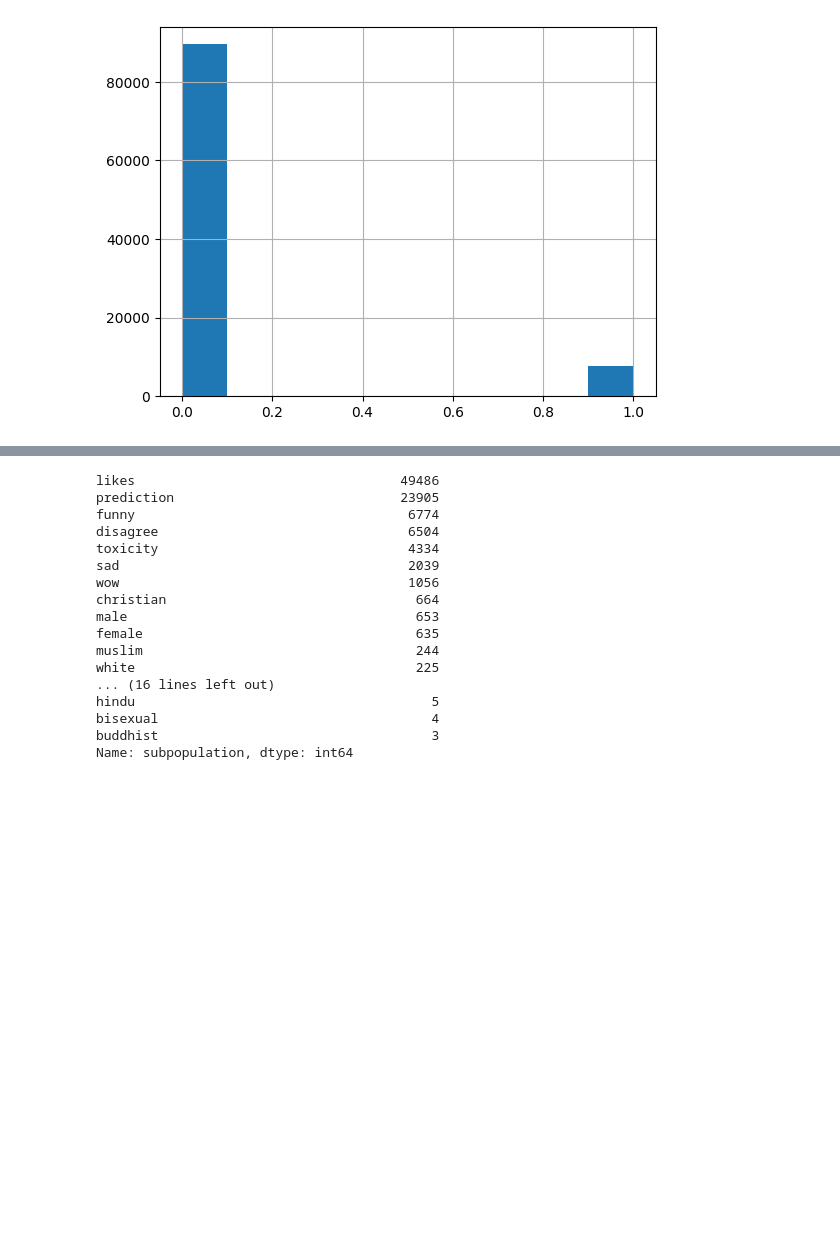
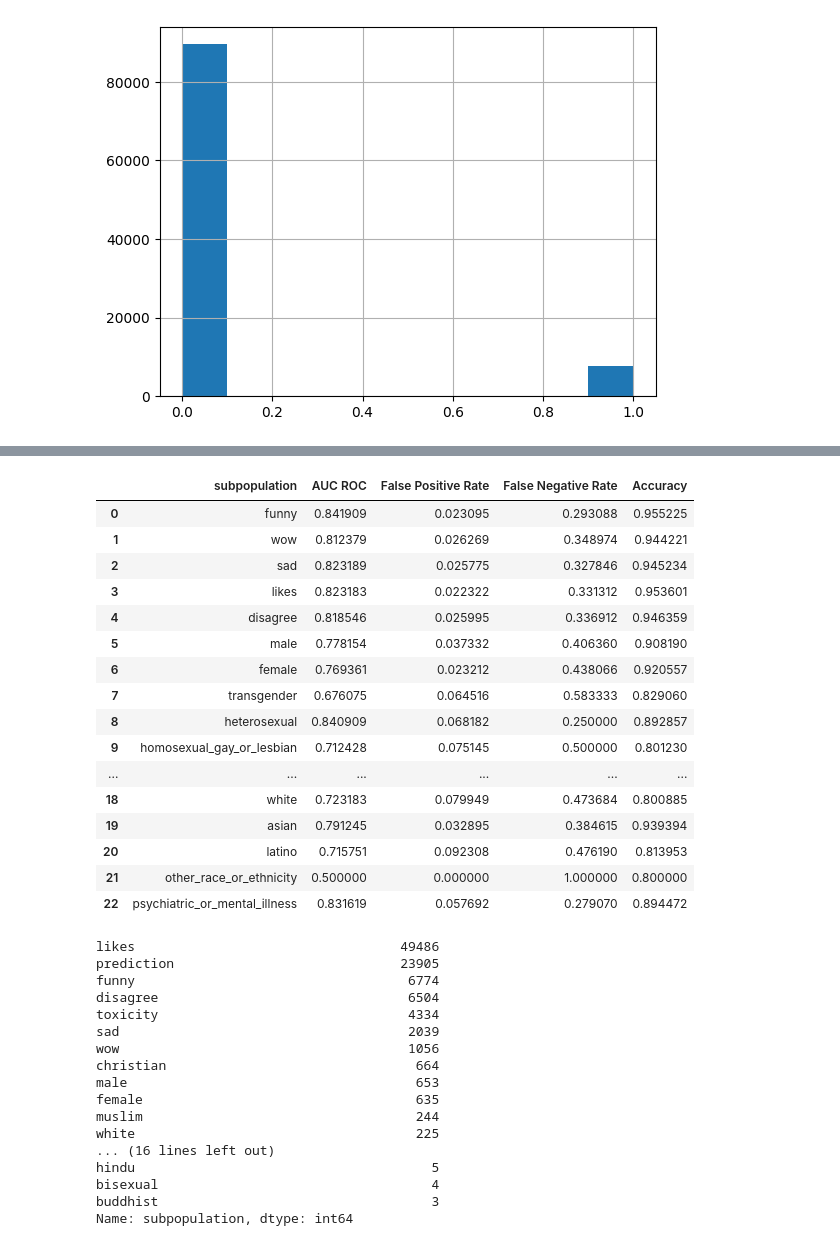
Before and after one commit to robinhad/toxicity-analysis, a Jupyter notebook: outcomes.ipynb, the cells around one changed output, grey strips where cells are left out. Cells and saved outputs as stored; diff of their text form; code cells hidden in the pictures; blank space fills up the shorter version.

Commit message:
Add accuracy table

```diff
--- a/outcomes.ipynb
+++ b/outcomes.ipynb
@@ -550,9 +550,3 @@ dtype: float64
 # %% [output]
 <Axes: >
 [figure]
-# %%
-for i, subpopulation in enumerate(subpopulations):
-    print(subpopulation)
-    if subpopulation in ["toxicity"]:
-        continue
-    print("AUC ROC:", roc_auc_score((test[test[subpopulation] > 0.5]['toxicity'] >= 0.5).astype(int), (test[test[subpopulation] > 0.5]['prediction'] >= 0.5).astype(int)))
@@ -579,3 +553,58 @@ ValueError: Found array with 0 sample(s) (shape=(0,)) while a minimum of 1 is re
+# %%
+# create a table with the results
+results = pd.DataFrame(columns=["subpopulation", "AUC ROC", "False Positive Rate", "False Negative Rate", "Accuracy"])
+
+for i, subpopulation in enumerate(subpopulations):
+    if subpopulation in ["toxicity", "prediction"]: # "other_gender", "other_sexual_orientation", "other_religion"
+        continue
+    if len(test[test[subpopulation] > 0.5]) == 0:
+        continue
+    if len((test[test[subpopulation] > 0.5]['toxicity'] >= 0.5).astype(int).value_counts()) == 1:
+        continue
+
+    #print(subpopulation)
+    #print("AUC ROC:", roc_auc_score((test[test[subpopulation] > 0.5]['toxicity'] >= 0.5).astype(int), (test[test[subpopulation] > 0.5]['prediction'] >= 0.5).astype(int)))
+    # False Positive
+    fp = ((test[test[subpopulation] > 0.5]['toxicity'] < 0.5) & (test[test[subpopulation] > 0.5]['prediction'] >= 0.5)).sum()
+    # False Negative
+    fn = ((test[test[subpopulation] > 0.5]['toxicity'] >= 0.5) & (test[test[subpopulation] > 0.5]['prediction'] < 0.5)).sum()
+    # True Positive
+    tp = ((test[test[subpopulation] > 0.5]['toxicity'] >= 0.5) & (test[test[subpopulation] > 0.5]['prediction'] >= 0.5)).sum()
+    # True Negative
+    tn = ((test[test[subpopulation] > 0.5]['toxicity'] < 0.5) & (test[test[subpopulation] > 0.5]['prediction'] < 0.5)).sum()
+    #print("False Positive:", fp)
+    #print("False Negative:", fn)
+    #print("True Positive:", tp)
+    #print("True Negative:", tn)
+    #print("False Positive Rate:", fp / (fp + tn))
+    #print("False Negative Rate:", fn / (fn + tp))
+    #print("Accuracy:", (tp + tn) / (tp + tn + fp + fn))
+
+    results = results.append({"subpopulation": subpopulation,
+                                "AUC ROC": roc_auc_score((test[test[subpopulation] > 0.5]['toxicity'] >= 0.5).astype(int), (test[test[subpopulation] > 0.5]['prediction'] >= 0.5).astype(int)),
+                                "False Positive Rate": fp / (fp + tn),
+                                "False Negative Rate": fn / (fn + tp),
+                                "Accuracy": (tp + tn) / (tp + tn + fp + fn)}, ignore_index=True)
+
+results
+# %% [output]
+|  | subpopulation | AUC ROC | False Positive Rate | False Negative Rate | Accuracy |
+| 0 | funny | 0.841909 | 0.023095 | 0.293088 | 0.955225 |
+| 1 | wow | 0.812379 | 0.026269 | 0.348974 | 0.944221 |
+| 2 | sad | 0.823189 | 0.025775 | 0.327846 | 0.945234 |
+| 3 | likes | 0.823183 | 0.022322 | 0.331312 | 0.953601 |
+| 4 | disagree | 0.818546 | 0.025995 | 0.336912 | 0.946359 |
+| 5 | male | 0.778154 | 0.037332 | 0.406360 | 0.908190 |
+| 6 | female | 0.769361 | 0.023212 | 0.438066 | 0.920557 |
+| 7 | transgender | 0.676075 | 0.064516 | 0.583333 | 0.829060 |
+| 8 | heterosexual | 0.840909 | 0.068182 | 0.250000 | 0.892857 |
+| 9 | homosexual_gay_or_lesbian | 0.712428 | 0.075145 | 0.500000 | 0.801230 |
+| ... | ... | ... | ... | ... | ... |
+| 18 | white | 0.723183 | 0.079949 | 0.473684 | 0.800885 |
+| 19 | asian | 0.791245 | 0.032895 | 0.384615 | 0.939394 |
+| 20 | latino | 0.715751 | 0.092308 | 0.476190 | 0.813953 |
+| 21 | other_race_or_ethnicity | 0.500000 | 0.000000 | 1.000000 | 0.800000 |
+| 22 | psychiatric_or_mental_illness | 0.831619 | 0.057692 | 0.279070 | 0.894472 |
 # %%
 test["subpopulation"].value_counts()
 # %% [output]
```
Also changed, not shown: parts of 1 cell of this notebook.
